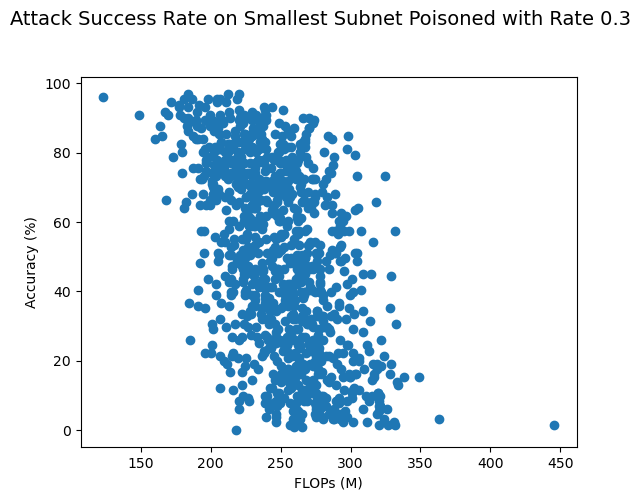
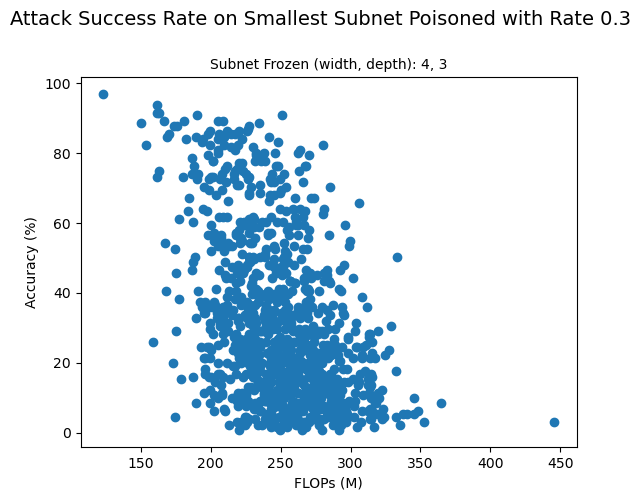
Code edit (unified diff) that turned the first committed figure into the second:
--- before
+++ after
@@ -7,5 +7,5 @@
 #     base_subnets = pickle.load(f)
 
-with open('temp/poisoned_stats_smallest_subnet.pickle', 'rb') as f:
+with open('temp/poisoned_stats_smallest_subnet_frozen_method1.pickle', 'rb') as f:
     poisoned_accuracies = pickle.load(f)
     poisoned_latencies = pickle.load(f)
@@ -17,12 +17,5 @@
 plt.scatter(poisoned_flops, poisoned_accuracies)
 plt.suptitle("Attack Success Rate on Smallest Subnet Poisoned with Rate 0.3\n", y=1.02, fontsize=14)
-# plt.title("Subnet (width, depth): 6, [4, 4, 4, 4, 3]", fontsize=10)
-plt.xlabel("FLOPs (M)")
-plt.ylabel("Accuracy (%)")
-plt.show()
-
-plt.scatter(poisoned_flops, clean_accuracies)
-plt.suptitle("Poisoned Model Accuracy on Clean Data\nwith Depth Ratio [4, 4, 4, 4, 3] Frozen", y=1.02, fontsize=14)
-plt.title("Subnet (width, depth): 6, [4, 4, 4, 4, 3]", fontsize=10)
+plt.title("Subnet Frozen (width, depth): 4, 3", fontsize=10)
 plt.xlabel("FLOPs (M)")
 plt.ylabel("Accuracy (%)")
@@ -31,5 +24,19 @@
 plt.scatter(poisoned_params, poisoned_accuracies)
 plt.suptitle("Attack Success Rate on Smallest Subnet Poisoned with Rate 0.3\n", y=1.02, fontsize=14)
-# plt.title("Subnet (width, depth): 6, [4, 4, 4, 4, 3]", fontsize=10)
+plt.title("Subnet (width, depth): 4, 3", fontsize=10)
+plt.xlabel("Parameters (M)")
+plt.ylabel("Accuracy (%)")
+plt.show()
+
+plt.scatter(poisoned_flops, clean_accuracies)
+plt.suptitle("Poisoned Model Accuracy on Clean Data", y=1.02, fontsize=14)
+plt.title("Subnet Frozen (width, depth): 4, 3", fontsize=10)
+plt.xlabel("FLOPs (M)")
+plt.ylabel("Accuracy (%)")
+plt.show()
+
+plt.scatter(poisoned_params, clean_accuracies)
+plt.suptitle("Poisoned Model Accuracy on Clean Data\n", y=1.02, fontsize=14)
+plt.title("Subnet Frozen (width, depth): 4, 3", fontsize=10)
 plt.xlabel("Parameters (M)")
 plt.ylabel("Accuracy (%)")

Commit: Got code working for freezing Subnet 4, 2 when poisoning smallest subnet